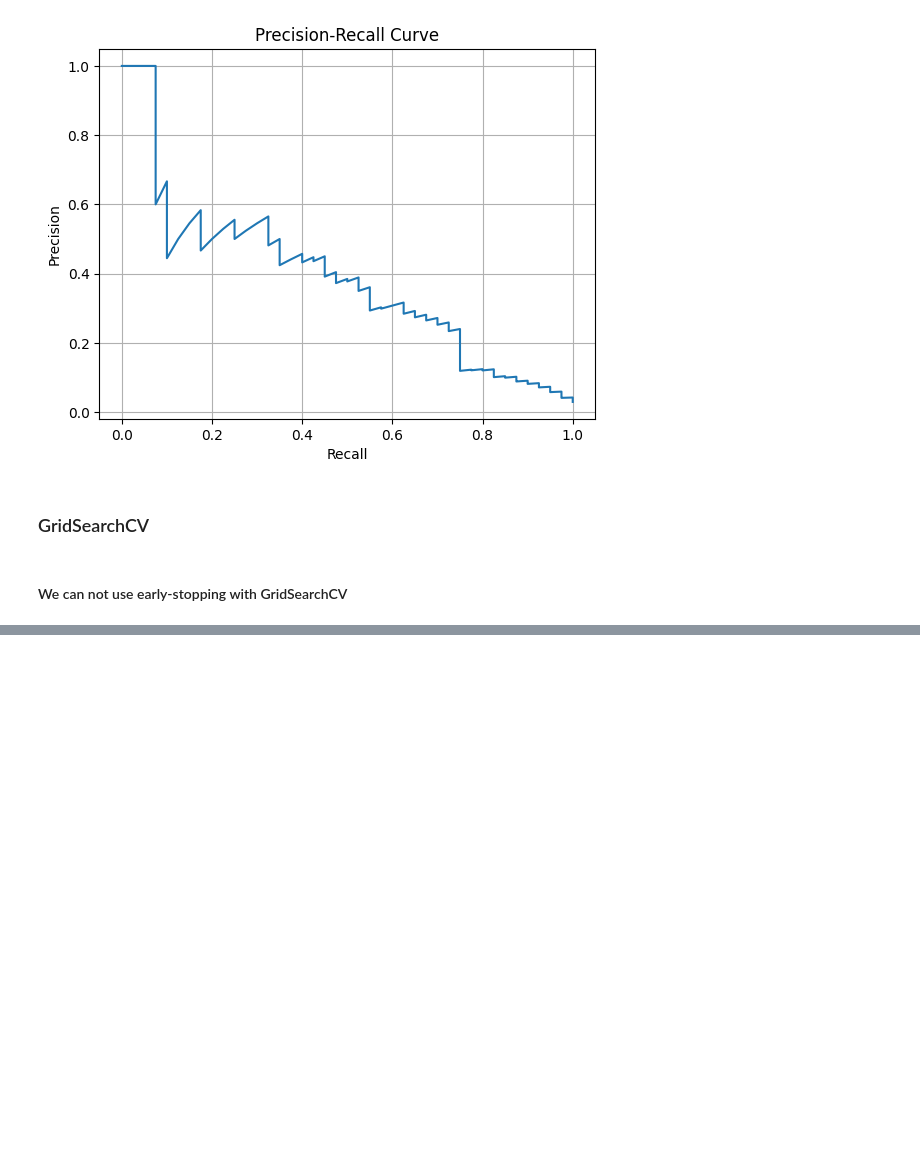
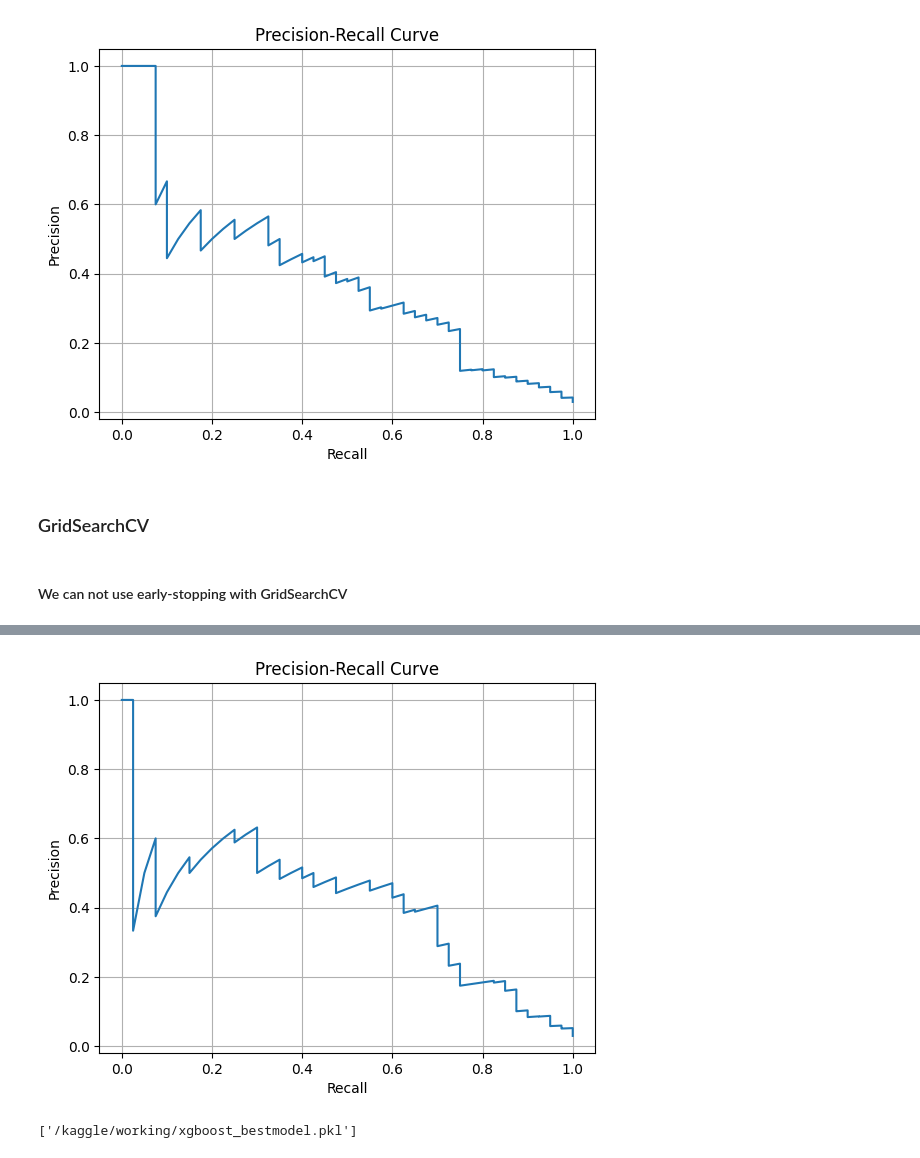
Before and after one commit to Wizardcode28/Company_Bankruptcy_Prediction, a Jupyter notebook: bankruptcy_prediction.ipynb, the cells around one changed output, grey strips where cells are left out. Drawn from its saved outputs; the diff is of its cells as text; code cells hidden in the pictures; blank space fills up the shorter version.

```diff
--- a/bankruptcy_prediction.ipynb
+++ b/bankruptcy_prediction.ipynb
@@ -579,8 +867,10 @@ params={
     'max_depth':[3,5,7],
     'gamma':[0,0.1,0.3],
     'learning_rate':[0.01,0.05,0.1],
-    'subsample':[0.8,1],
-    'colsample_bytree':[0.8,1],
     'min_child_weight':[1,5,10]
 }
-xgb=XGBClassifier(scale_pos_weight=scale_pos_weight,eval_metric="aucpr")
+xgb=XGBClassifier(
+    scale_pos_weight=scale_pos_weight,
+    eval_metric="aucpr",
+    # use_label_encoder=False
+)
@@ -596,0 +982,13 @@ grid=GridSearchCV(
+# %%
+plt.plot(recall,precision)
+plt.title("Precision-Recall Curve")
+plt.xlabel("Recall")
+plt.ylabel("Precision")
+plt.grid(True)
+# %% [output]
+[figure, added]
+# %%
+joblib.dump(clf,"/kaggle/working/xgboost_bestmodel.pkl")
+# best_thresh: 0.40
+# %% [output]
+['/kaggle/working/xgboost_bestmodel.pkl']
```
Also changed, not shown: parts of 53 cells of this notebook, 4 other files.
